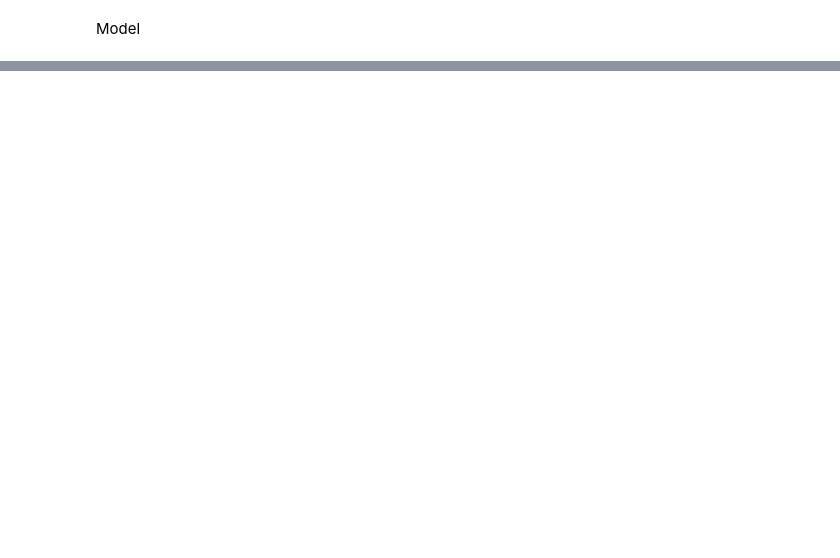
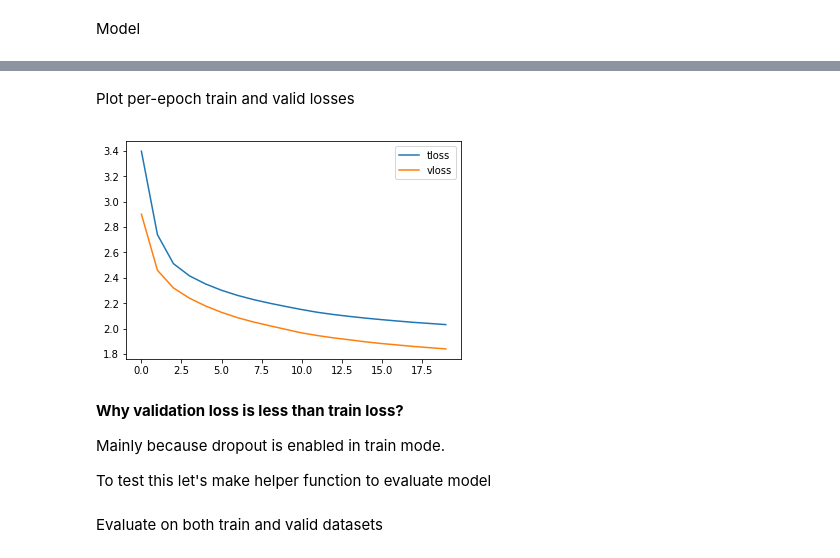
Before and after one commit to marcinbogdanski/ai-sketchpad, a Jupyter notebook: PyTorchNN/2140_PT_Char_LSTM_M2M_Shakespeare.ipynb, the cells around one changed output, grey strips where cells are left out. Cells and saved outputs as stored; diff of their text form; code cells hidden in the pictures; blank space fills up the shorter version.

```diff
--- a/PyTorchNN/2140_PT_Char_LSTM_M2M_Shakespeare.ipynb
+++ b/PyTorchNN/2140_PT_Char_LSTM_M2M_Shakespeare.ipynb
@@ -246,0 +343,14 @@ T
+# %% [markdown]
+Plot per-epoch train and valid losses
+# %%
+plt.plot(trace['tloss'], label='tloss')
+plt.plot(trace['vloss'], label='vloss')
+plt.legend();
+# %% [output]
+[figure, added]
+# %% [markdown]
+**Why validation loss is less than train loss?**
+
+Mainly because dropout is enabled in train mode.
+
+To test this let's make helper function to evaluate model
@@ -246,0 +387,2 @@ T
+# %% [markdown]
+Evaluate on both train and valid datasets
```
Also changed, not shown: parts of 33 cells of this notebook, 1 other file.
